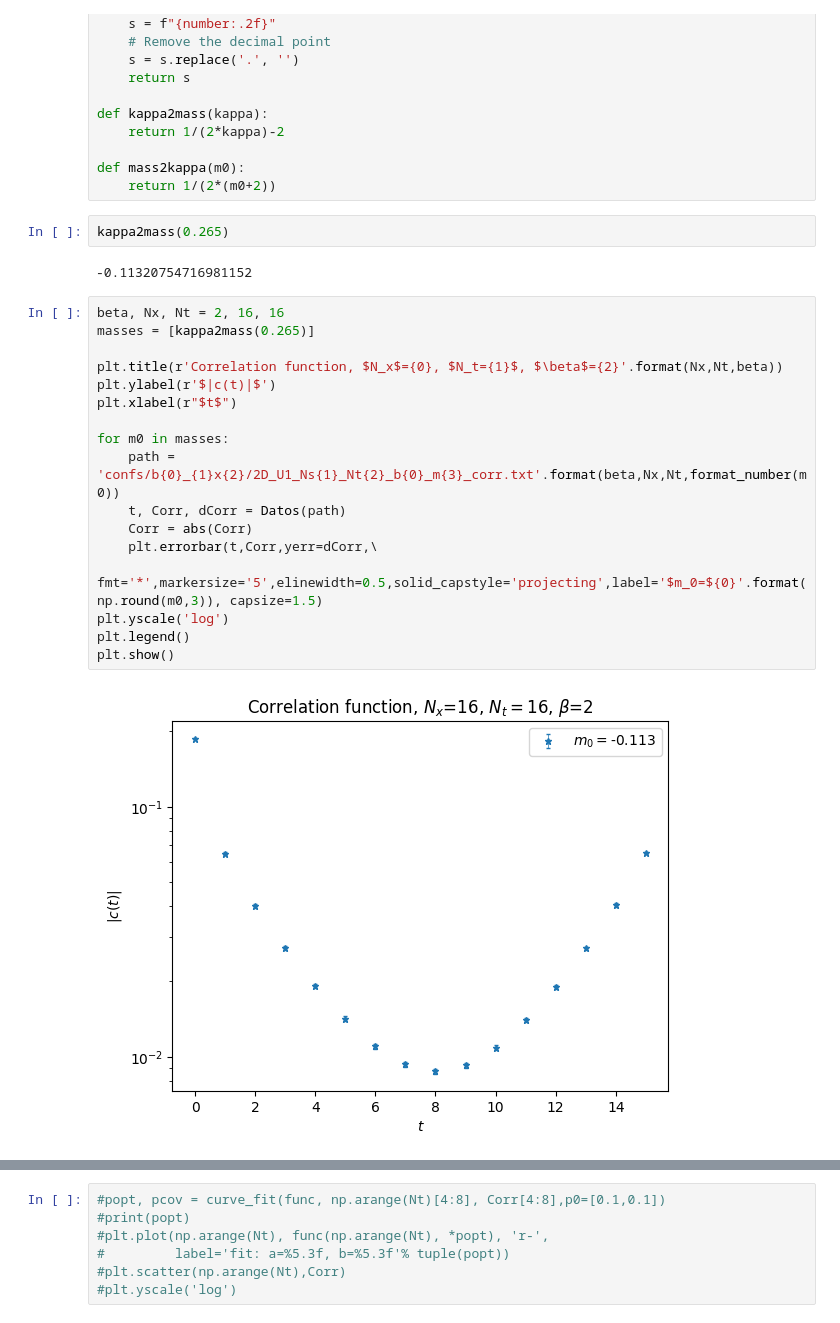
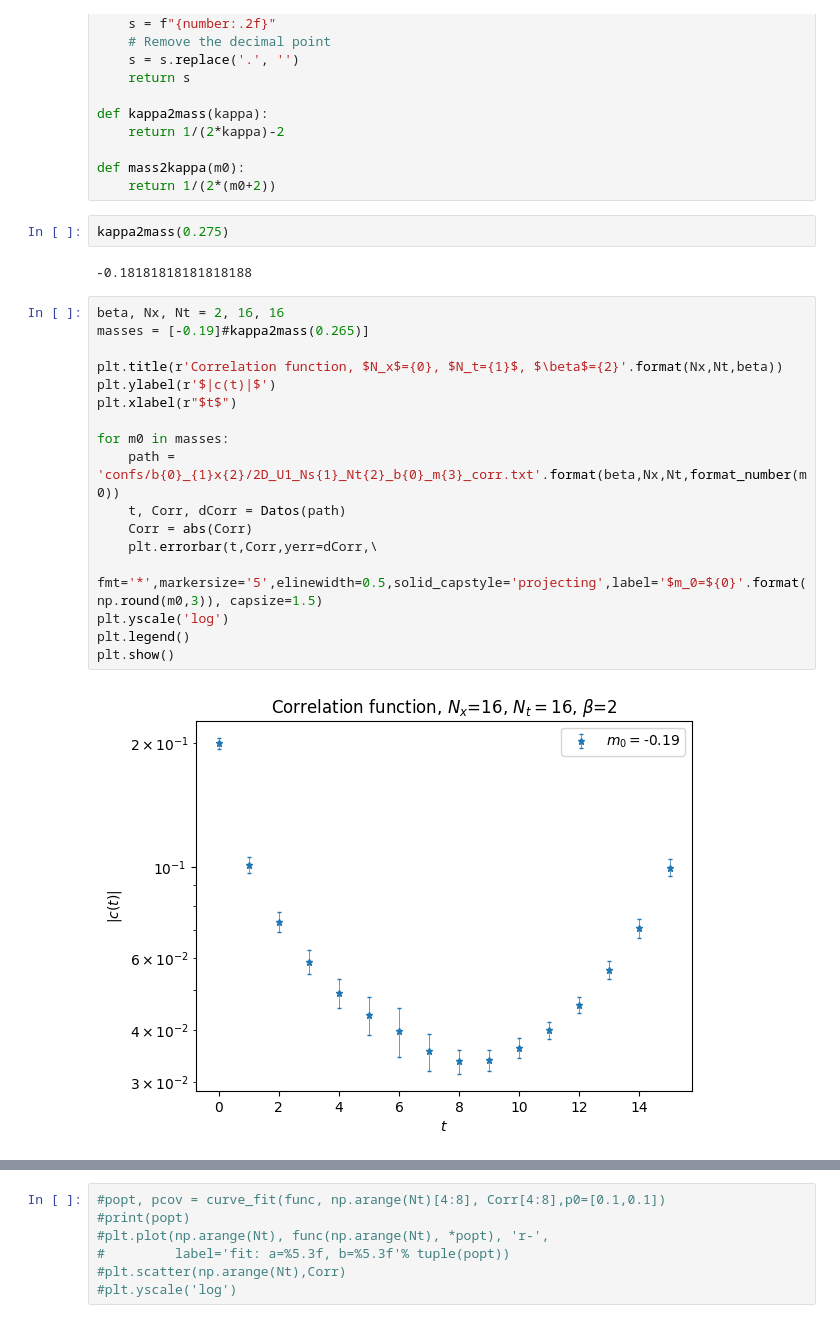
Before and after one commit to Fabian2598/SchwingerModel, a Jupyter notebook: mass_analysis.ipynb, the cells around one changed output, grey strips where cells are left out. Drawn from its saved outputs; the diff is of its cells as text.

```diff
--- a/mass_analysis.ipynb
+++ b/mass_analysis.ipynb
@@ -46,28 +46,28 @@ def kappa2mass(kappa):
 def mass2kappa(m0):
     return 1/(2*(m0+2))
 # %%
-kappa2mass(0.265)
+kappa2mass(0.275)
 # %% [output]
--0.11320754716981152
+-0.18181818181818188
 # %%
 beta, Nx, Nt = 2, 16, 16
-masses = [kappa2mass(0.265)]
+masses = [-0.19]#kappa2mass(0.265)]
 
 plt.title(r'Correlation function, $N_x$={0}, $N_t={1}$, $\beta$={2}'.format(Nx,Nt,beta))
 plt.ylabel(r'$|c(t)|$')
 plt.xlabel(r"$t$")
 
 for m0 in masses:
     path = 'confs/b{0}_{1}x{2}/2D_U1_Ns{1}_Nt{2}_b{0}_m{3}_corr.txt'.format(beta,Nx,Nt,format_number(m0))
     t, Corr, dCorr = Datos(path)
     Corr = abs(Corr)
     plt.errorbar(t,Corr,yerr=dCorr,\
         fmt='*',markersize='5',elinewidth=0.5,solid_capstyle='projecting',label='$m_0=${0}'.format(np.round(m0,3)), capsize=1.5)
 plt.yscale('log')
 plt.legend()
 plt.show()
 # %% [output]
-[figure, old version]
+[figure, new version]
 # %%
 for t in range(Nt):
     print('C({0})= {1} +- {2}'.format(t,Corr[t],dCorr[t]))
```
Also changed, not shown: parts of 3 cells of this notebook, 10 other files.
